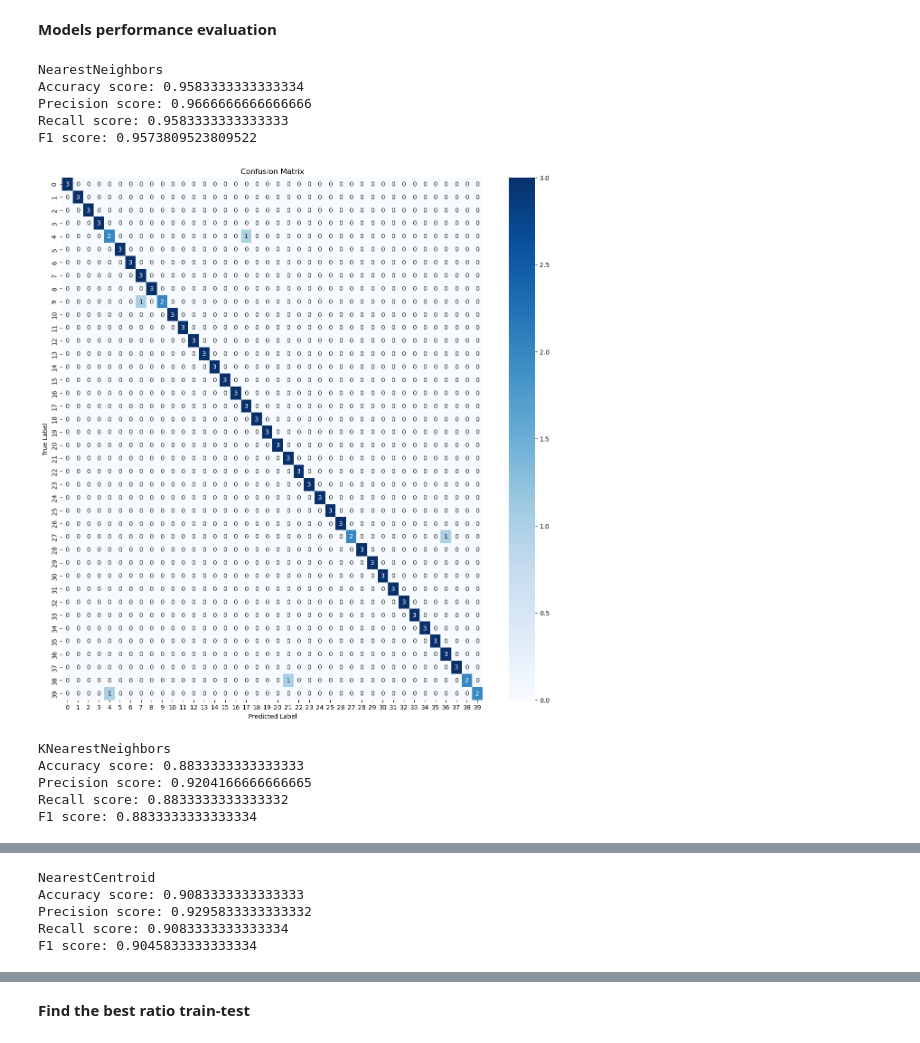
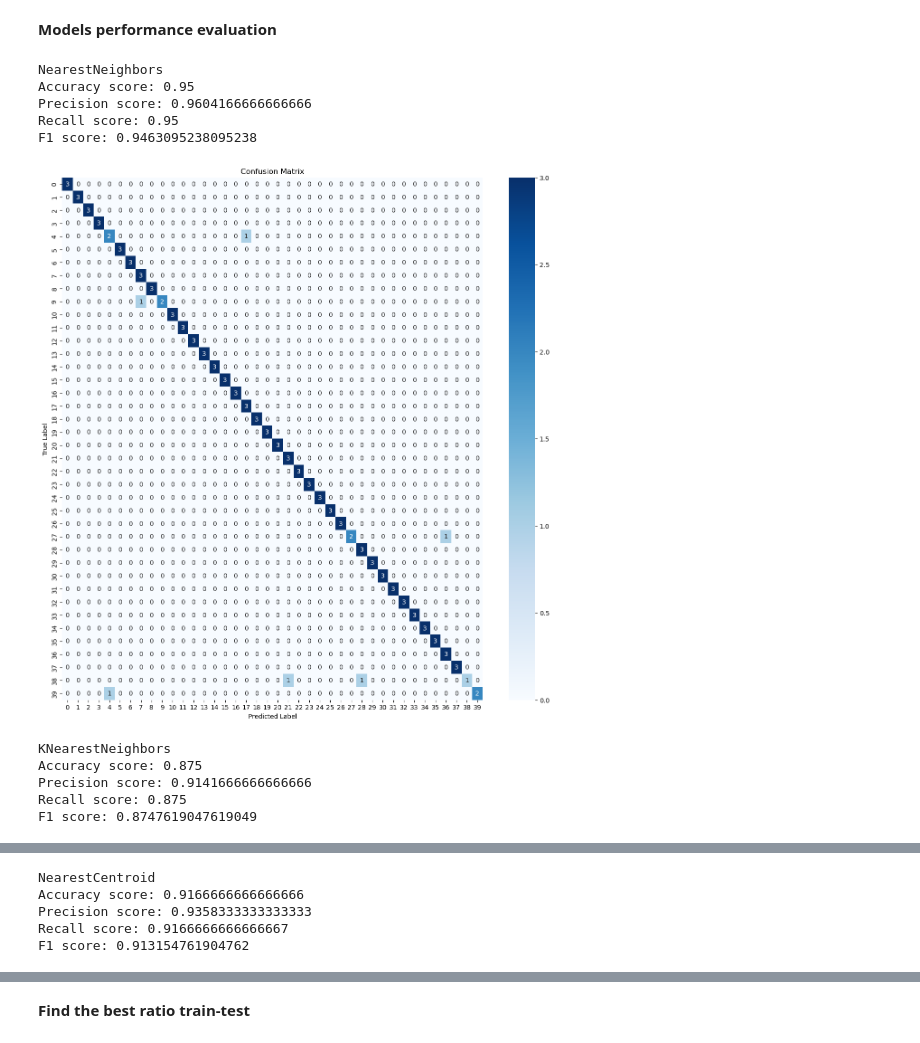
Before and after one commit to DaNa-cpu/Computational-Intelligence, a Jupyter notebook: Project.ipynb, the cells around one changed output, grey strips where cells are left out. Cells and saved outputs as stored; diff of their text form; code cells hidden in the pictures.

```diff
--- a/Project.ipynb
+++ b/Project.ipynb
@@ -170,42 +170,42 @@ Model: NearestCentroid
 # %% [markdown]
 <b>Models performance evaluation
 # %%
-pca = make_pipeline(StandardScaler(), PCA(n_components=100))
+pca = PCA(n_components=100)
 pca.fit(X_train, y_train)
 cms=[]
 
 for name,model in models:
     model.fit(pca.transform(X_train), y_train)
     y_pred = model.predict(pca.transform(X_test))
 
     accuracy = accuracy_score(y_test, y_pred)
     precision = precision_score(y_test, y_pred, average='macro')
     recall = recall_score(y_test, y_pred, average='macro')
     f1 = f1_score(y_test, y_pred, average='macro')
 
     print(name)
     print("Accuracy score:", accuracy)
     print("Precision score:", precision)
     print("Recall score:", recall)
     print("F1 score:", f1)
     print("\n")
 
     cm = confusion_matrix(y_test, y_pred)
     plt.figure(figsize=(15,15))
     sns.heatmap(cm, annot=True, fmt='d', cmap='Blues')
     plt.xlabel('Predicted Label')
     plt.ylabel('True Label')
     plt.title('Confusion Matrix')
     plt.show()
 # %% [output]
 NearestNeighbors
-Accuracy score: 0.9583333333333334
-Precision score: 0.9666666666666666
-Recall score: 0.9583333333333333
-F1 score: 0.9573809523809522
+Accuracy score: 0.95
+Precision score: 0.9604166666666666
+Recall score: 0.95
+F1 score: 0.9463095238095238
-[figure, old version]
+[figure, new version]
 KNearestNeighbors
-Accuracy score: 0.8833333333333333
-Precision score: 0.9204166666666665
-Recall score: 0.8833333333333332
-F1 score: 0.8833333333333334
+Accuracy score: 0.875
+Precision score: 0.9141666666666666
+Recall score: 0.875
+F1 score: 0.8747619047619049
@@ -213,5 +213,5 @@ F1 score: 0.8833333333333334
 NearestCentroid
-Accuracy score: 0.9083333333333333
-Precision score: 0.9295833333333332
-Recall score: 0.9083333333333334
-F1 score: 0.9045833333333334
+Accuracy score: 0.9166666666666666
+Precision score: 0.9358333333333333
+Recall score: 0.9166666666666667
+F1 score: 0.913154761904762
```
Also changed, not shown: parts of 3 cells of this notebook.
